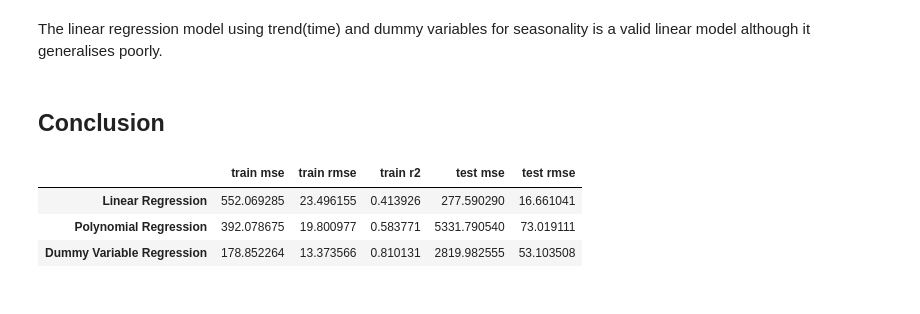
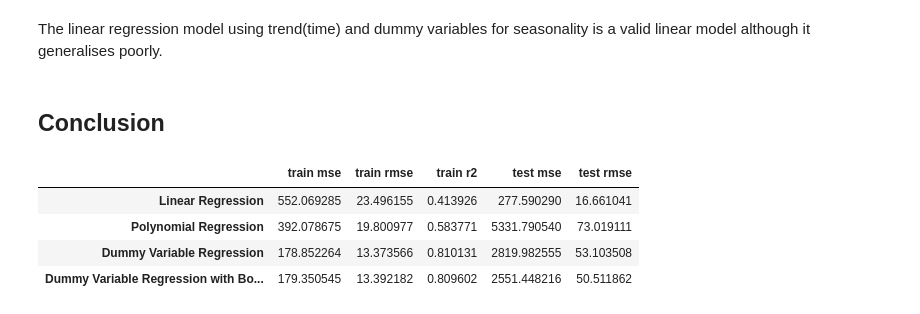
Before and after one commit to tkokkeng/KE5108-TVChannelRatings, a Jupyter notebook: linReg.ipynb, the cells around one changed output. Cells and saved outputs as stored; diff of their text form; code cells hidden in the pictures.

```diff
--- a/linReg.ipynb
+++ b/linReg.ipynb
@@ -387,3 +428,8 @@ dummy_var_reg_r2 = r2_score(train_ts_dummy_df['GRP'].values, dummy_var_reg_train
 dummy_var_reg_r2
 # %% [output]
 0.81013117337633256
+# %%
+# Using ln GRP
+dummy_var_reg_trnsf_train_mse = mean_squared_error(train_ts_dummy_df['GRP'].values, dummy_var_reg_trnsf_train_pred)
+dummy_var_reg_trnsf_train_rmse = np.sqrt(dummy_var_reg_trnsf_train_mse)
+print('mse = %f\nrmse = %f' % (dummy_var_reg_trnsf_train_mse, dummy_var_reg_trnsf_train_rmse))
@@ -389,0 +439,3 @@ dummy_var_reg_r2
+# %%
+dummy_var_reg_trnsf_r2 = r2_score(train_ts_dummy_df['GRP'].values, dummy_var_reg_trnsf_train_pred)
+dummy_var_reg_trnsf_r2
@@ -397,3 +452,9 @@ print('mse = %f\nrmse = %f' % (dummy_var_reg_test_mse, dummy_var_reg_test_rmse))
 # %% [output]
 mse = 2819.982555
 rmse = 53.103508
+# %%
+# Using ln GRP
+dummy_var_reg_trnsf_test_pred = np.exp(dummy_var_reg_trnsf.predict(test_ts_dummy_df.iloc[:, :13].values))
+dummy_var_reg_trnsf_test_mse = mean_squared_error(test_ts_dummy_df['GRP'].values, dummy_var_reg_trnsf_test_pred)
+dummy_var_reg_trnsf_test_rmse = np.sqrt(dummy_var_reg_trnsf_test_mse)
+print('mse = %f\nrmse = %f' % (dummy_var_reg_trnsf_test_mse, dummy_var_reg_trnsf_test_rmse))
@@ -400,5 +464,6 @@ rmse = 53.103508
 # %%
 results_list.append([dummy_var_reg_train_mse, dummy_var_reg_train_rmse, dummy_var_reg_r2, dummy_var_reg_test_mse, dummy_var_reg_test_rmse])
+results_list.append([dummy_var_reg_trnsf_train_mse, dummy_var_reg_trnsf_train_rmse, dummy_var_reg_trnsf_r2, dummy_var_reg_trnsf_test_mse, dummy_var_reg_trnsf_test_rmse])
 results_list
 # %% [output]
 [[552.06928509400495,
@@ -453,10 +526,12 @@ The linear regression model using trend(time) and dummy variables for seasonalit
 # %% [markdown]
 ## Conclusion
 # %%
-results_df = pd.DataFrame(results_list, index=['Linear Regression', 'Polynomial Regression', 'Dummy Variable Regression'], columns=['train mse', 'train rmse', 'train r2', 'test mse', 'test rmse'])
+results_df = pd.DataFrame(results_list, index=['Linear Regression', 'Polynomial Regression', 'Dummy Variable Regression', 'Dummy Variable Regression with Box_Cox'],
+                          columns=['train mse', 'train rmse', 'train r2', 'test mse', 'test rmse'])
 results_df
 # %% [output]
 |  | train mse | train rmse | train r2 | test mse | test rmse |
 | Linear Regression | 552.069285 | 23.496155 | 0.413926 | 277.590290 | 16.661041 |
 | Polynomial Regression | 392.078675 | 19.800977 | 0.583771 | 5331.790540 | 73.019111 |
 | Dummy Variable Regression | 178.852264 | 13.373566 | 0.810131 | 2819.982555 | 53.103508 |
+| Dummy Variable Regression with Bo... | 179.350545 | 13.392182 | 0.809602 | 2551.448216 | 50.511862 |
```
Also changed, not shown: parts of 16 cells of this notebook.
